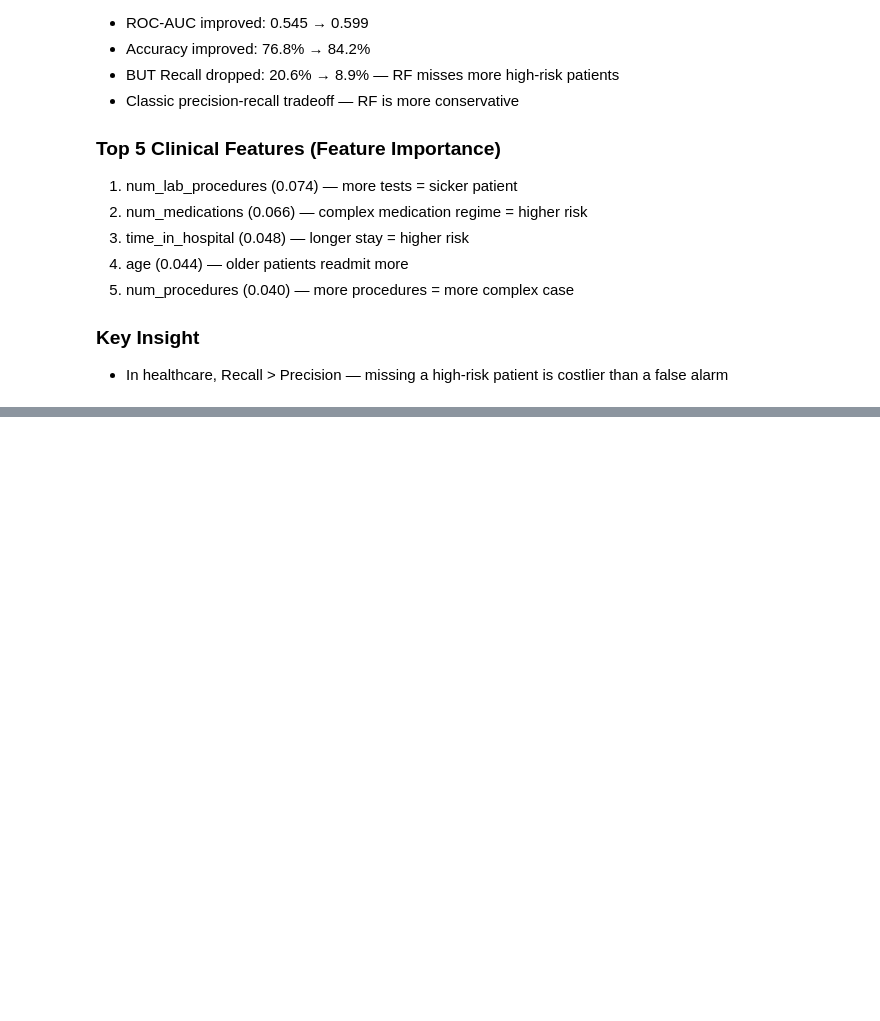
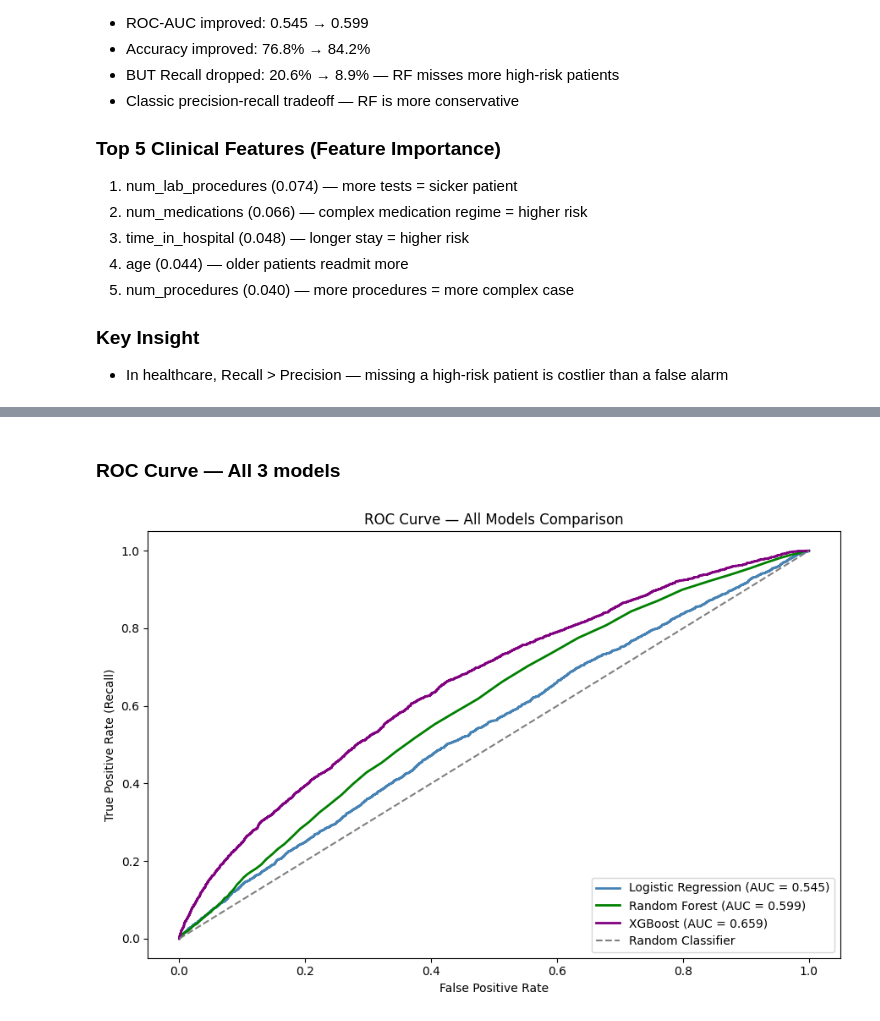
Before and after one commit to areebafarooqui0001/diabetes-readmission-prediction, a Jupyter notebook: 03_Model_Building.ipynb, the cells around one changed output, grey strips where cells are left out. Saved outputs shown, nothing was run; the diff lists cells and outputs as text; code cells hidden in the pictures; blank space fills up the shorter version.

```diff
--- a/03_Model_Building.ipynb
+++ b/03_Model_Building.ipynb
@@ -391,0 +477,37 @@ Top 5 most important features:
+# %% [markdown]
+### ROC Curve — All 3 models
+# %%
+fpr_xgb, tpr_xgb, _ = roc_curve(y_test, y_prob_xgb)
+
+plt.figure(figsize=(9, 6))
+plt.plot(
+    fpr,
+    tpr,
+    color="steelblue",
+    lw=2,
+    label=f"Logistic Regression (AUC = {roc_auc_score(y_test, y_prob_lr):.3f})",
+)
+plt.plot(
+    fpr_rf,
+    tpr_rf,
+    color="green",
+    lw=2,
+    label=f"Random Forest (AUC = {roc_auc_score(y_test, y_prob_rf):.3f})",
+)
+plt.plot(
+    fpr_xgb,
+    tpr_xgb,
+    color="purple",
+    lw=2,
+    label=f"XGBoost (AUC = {roc_auc_score(y_test, y_prob_xgb):.3f})",
+)
+plt.plot([0, 1], [0, 1], color="gray", linestyle="--", label="Random Classifier")
+plt.xlabel("False Positive Rate")
+plt.ylabel("True Positive Rate (Recall)")
+plt.title("ROC Curve — All Models Comparison")
+plt.legend(loc="lower right")
+plt.tight_layout()
+plt.savefig("images/roc_curve_all_models.png")
+plt.show()
+# %% [output]
+[figure, added]
```
Also changed, not shown: parts of 12 cells of this notebook, 5 other files.
